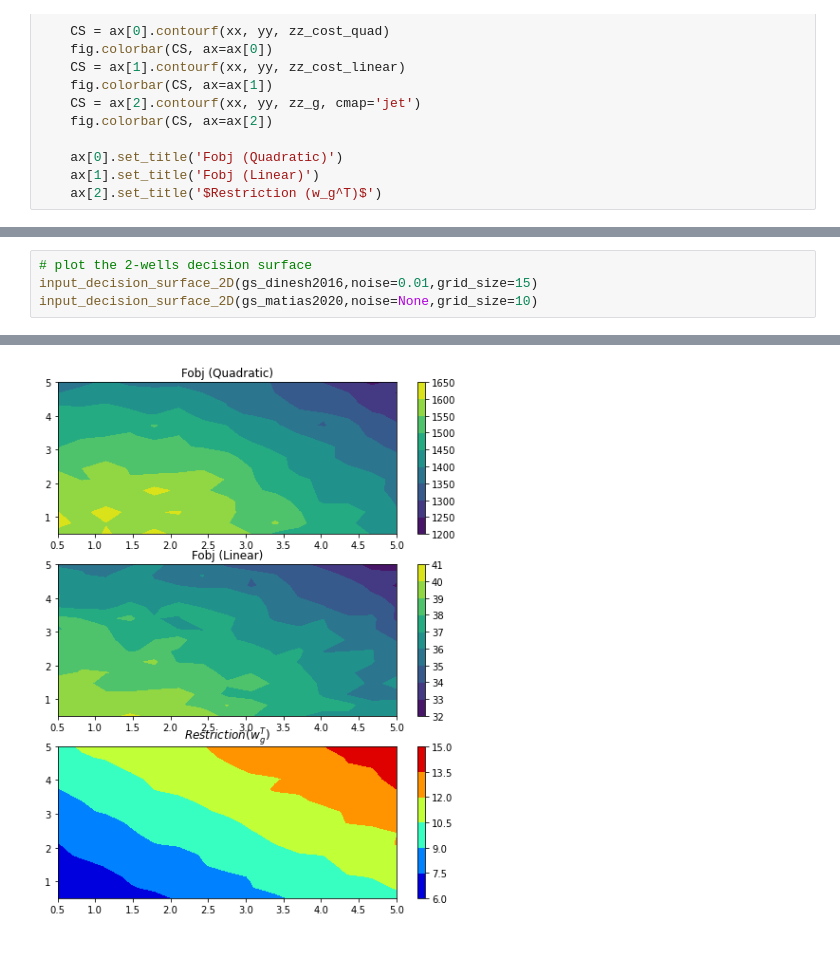
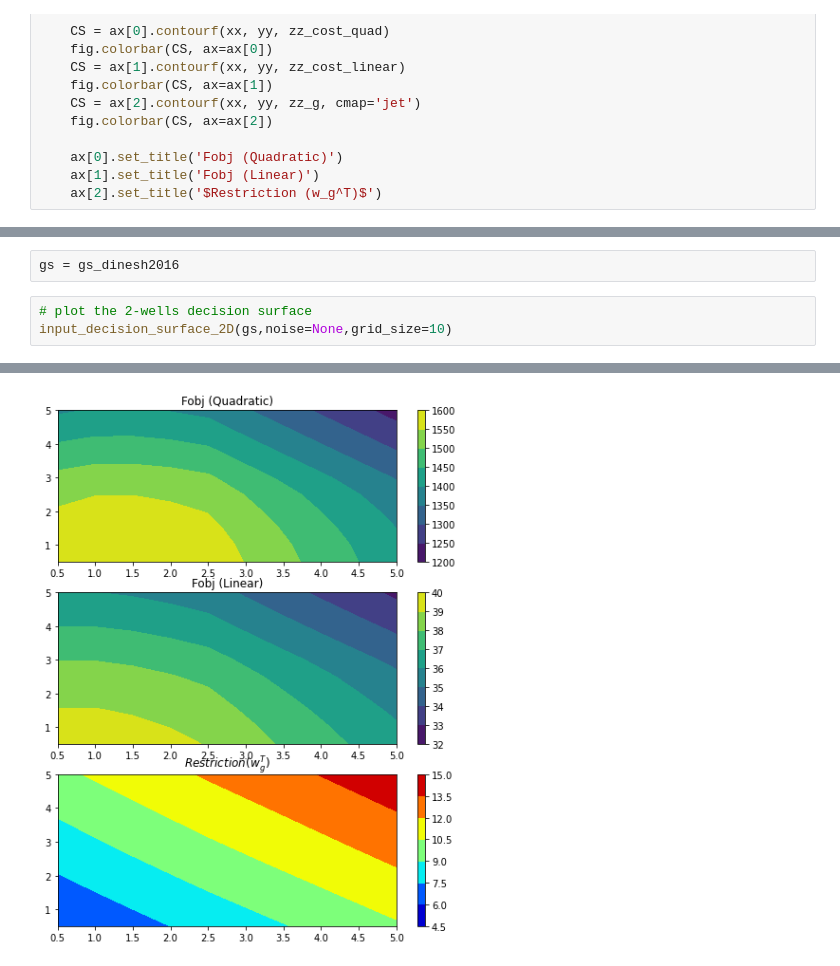
Before and after one commit to vicrsp/rto, a Jupyter notebook: src/GasLiftedWells-Analysis.ipynb, the cells around one changed output, grey strips where cells are left out. Saved outputs shown, nothing was run; the diff lists cells and outputs as text.

```diff
--- a/src/GasLiftedWells-Analysis.ipynb
+++ b/src/GasLiftedWells-Analysis.ipynb
@@ -132,5 +115,6 @@ FileNotFoundError: [Errno 2] No such file or directory: '/home/victor/git/rto/sr
+# %%
+gs = gs_dinesh2016
 # %%
 # plot the 2-wells decision surface
-input_decision_surface_2D(gs_dinesh2016,noise=0.01,grid_size=15)
-input_decision_surface_2D(gs_matias2020,noise=None,grid_size=10)
+input_decision_surface_2D(gs,noise=None,grid_size=10)
 # %% [output]
@@ -154 +121 @@ CasADi - 2021-06-27 20:15:28 WARNING("solver:nlp_jac_g failed: NaN detected for
-[figure, old version]
+[figure, new version]
```
Also changed, not shown: parts of 5 cells of this notebook, 1 other file.
